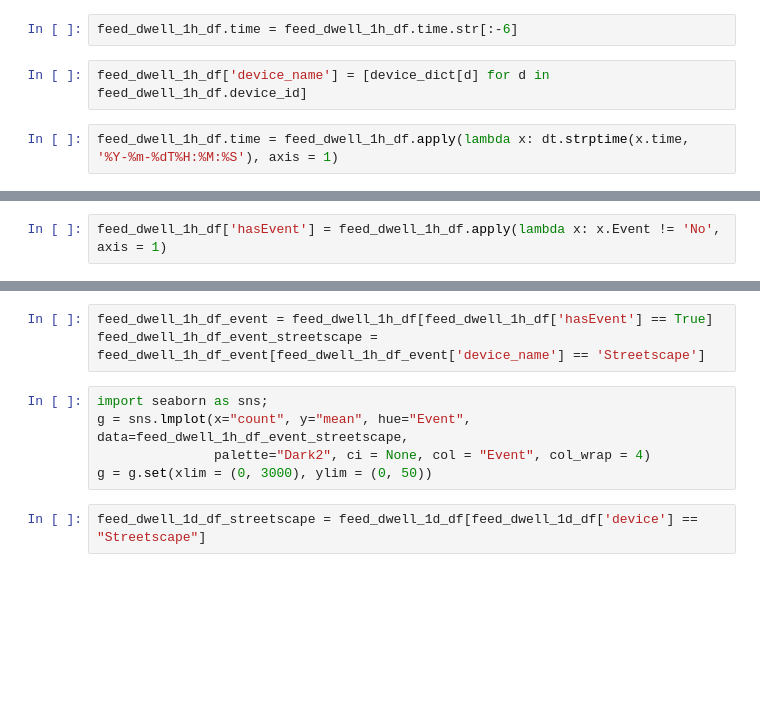
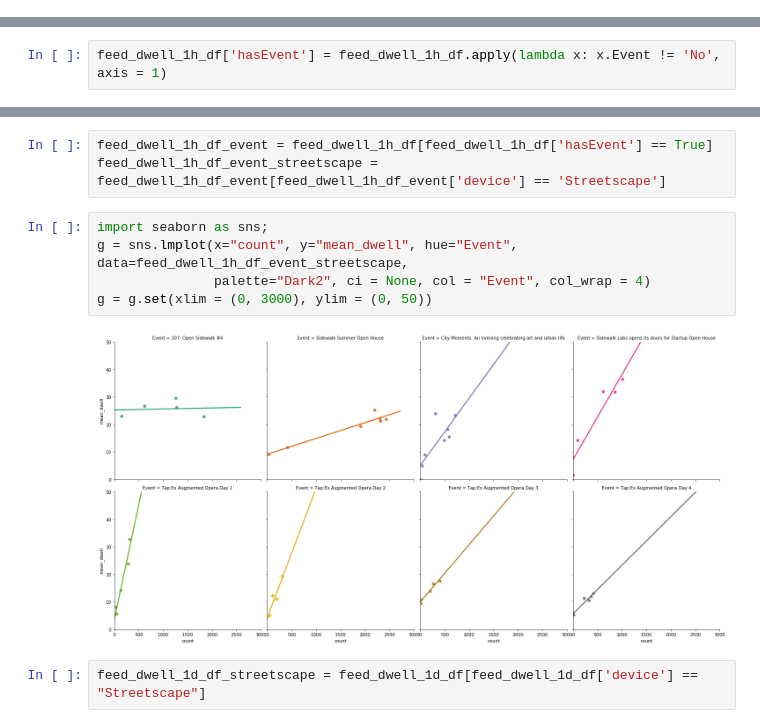
Before and after one commit to wangz585/Sidewalk-Lab-Data-Analysis, a Jupyter notebook: webpage.ipynb, the cells around one changed output, grey strips where cells are left out. Cells and saved outputs as stored; diff of their text form; blank space fills up the shorter version.

Commit message:
deleted extra plots

```diff
--- a/webpage.ipynb
+++ b/webpage.ipynb
@@ -1763,9 +1682,3 @@ feed_dwell_1h_df = feed_dwell_1h_df.dropna()
-# %%
-feed_dwell_1h_df.time = feed_dwell_1h_df.time.str[:-6]
-# %%
-feed_dwell_1h_df['device_name'] = [device_dict[d] for d in feed_dwell_1h_df.device_id]
-# %%
-feed_dwell_1h_df.time = feed_dwell_1h_df.apply(lambda x: dt.strptime(x.time, '%Y-%m-%dT%H:%M:%S'), axis = 1)
 # %%
 def plot_dwell_time_event(event, metric):
     '''
@@ -1870,11 +1816,13 @@ _ = interact(plot_dwell_time_ped_count,
 # %%
 feed_dwell_1h_df_event = feed_dwell_1h_df[feed_dwell_1h_df['hasEvent'] == True]
-feed_dwell_1h_df_event_streetscape = feed_dwell_1h_df_event[feed_dwell_1h_df_event['device_name'] == 'Streetscape']
+feed_dwell_1h_df_event_streetscape = feed_dwell_1h_df_event[feed_dwell_1h_df_event['device'] == 'Streetscape']
 # %%
 import seaborn as sns;
-g = sns.lmplot(x="count", y="mean", hue="Event", data=feed_dwell_1h_df_event_streetscape,
+g = sns.lmplot(x="count", y="mean_dwell", hue="Event", data=feed_dwell_1h_df_event_streetscape,
                palette="Dark2", ci = None, col = "Event", col_wrap = 4)
 g = g.set(xlim = (0, 3000), ylim = (0, 50))
+# %% [output]
+[figure, added]
 # %%
 feed_dwell_1d_df_streetscape = feed_dwell_1d_df[feed_dwell_1d_df['device'] == "Streetscape"]
 # %%
```
Also changed, not shown: parts of 33 cells of this notebook.
